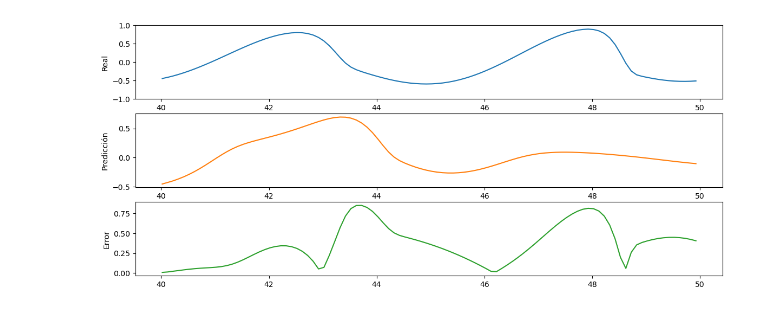
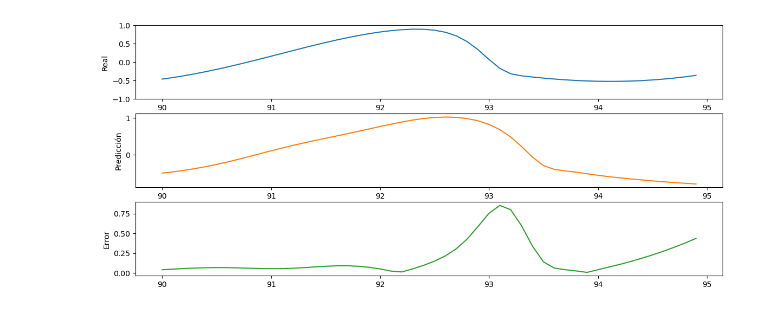
Before and after one commit to matiasleize/final_exam_ML, a Jupyter notebook: final.ipynb, the cells around one changed output. Cells and saved outputs as stored; diff of their text form; code cells hidden in the pictures.

```diff
--- a/final.ipynb
+++ b/final.ipynb
@@ -67,0 +67,5 @@ print(len(t_2))
+# %%
+raw_seq_1 = raw_seq[0:len_left_chain]
+t_1 = t[0:len_left_chain]
+
+print(len(raw_seq_1),len_left_chain)
@@ -67,0 +84,4 @@ print(len(t_2))
+# %%
+t_window = t[len_left_chain:len_left_chain+window_size]
+raw_seq_window = raw_seq[len_left_chain:len_left_chain+window_size]
+print(len(raw_seq_window),window_size)
@@ -77,8 +111,3 @@ plt.show()
 # %%
-y_train_1, y_test_1, predicciones_adelante_1,valores_reales_1 = make_predictions(raw_seq_1, look_back, n_features, pasos_adelante, indice_inicial, proporcion)
-
-
-# Calculamos el error
-ts_1 = t_1[indice_inicial:indice_inicial+pasos_adelante]
-diferencia_1 = np.abs(predicciones_adelante_1-valores_reales_1)
+y_train_1, y_test_1, predicciones_adelante_1,valores_reales_1 = make_predictions(raw_seq_1, look_back, n_features, raw_seq_window)
 # %% [output]
@@ -102,17 +134,20 @@ diferencia_1 = np.abs(predicciones_adelante_1-valores_reales_1)
+# %%
+# Calculamos el error
+diferencia_1 = np.abs(predicciones_adelante_1-raw_seq_window)
 # %%
 fig = plt.figure(figsize = (14,6))
 plt.subplot(3,1,1)
-plt.plot(ts_1,valores_reales_1)
+plt.plot(t_window,raw_seq_window)
 plt.ylabel('Real')
 plt.ylim(-1,1)
 plt.subplot(3,1,2)
-plt.plot(ts_1,predicciones_adelante_1,c='C1')
+plt.plot(t_window,predicciones_adelante_1,c='C1')
 plt.ylabel('Predicción')
 #plt.ylim(-1,1)
 plt.subplot(3,1,3)
-plt.plot(ts_1,diferencia_1,c='C2')
+plt.plot(t_window,diferencia_1,c='C2')
 plt.ylabel('Error')
 #plt.ylim(0,5)
 plt.show()
 # %% [output]
-[figure, old version]
+[figure, new version]
```
Also changed, not shown: parts of 22 cells of this notebook, 2 other files.
